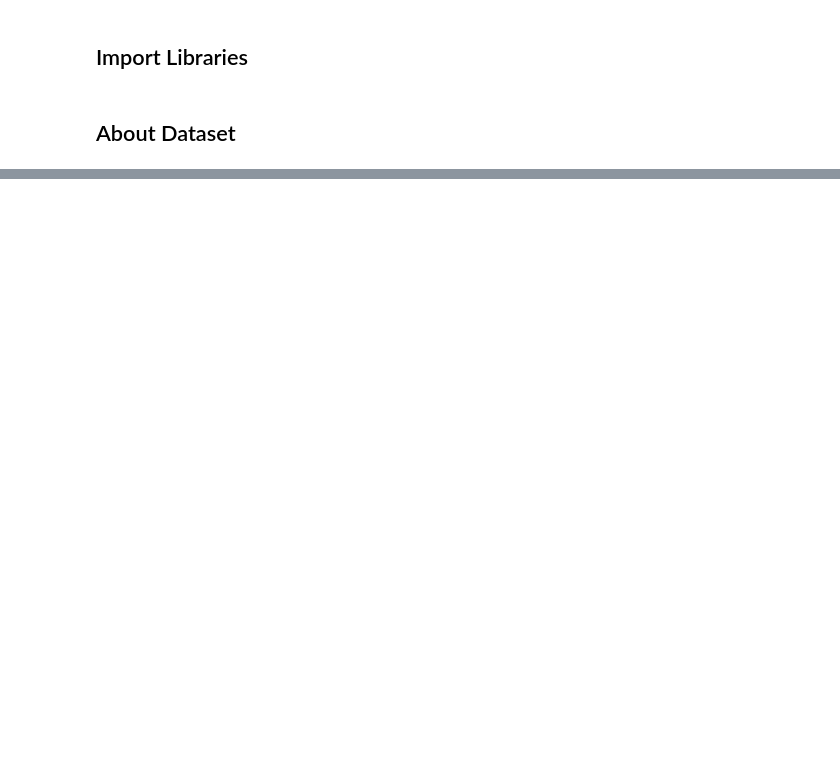
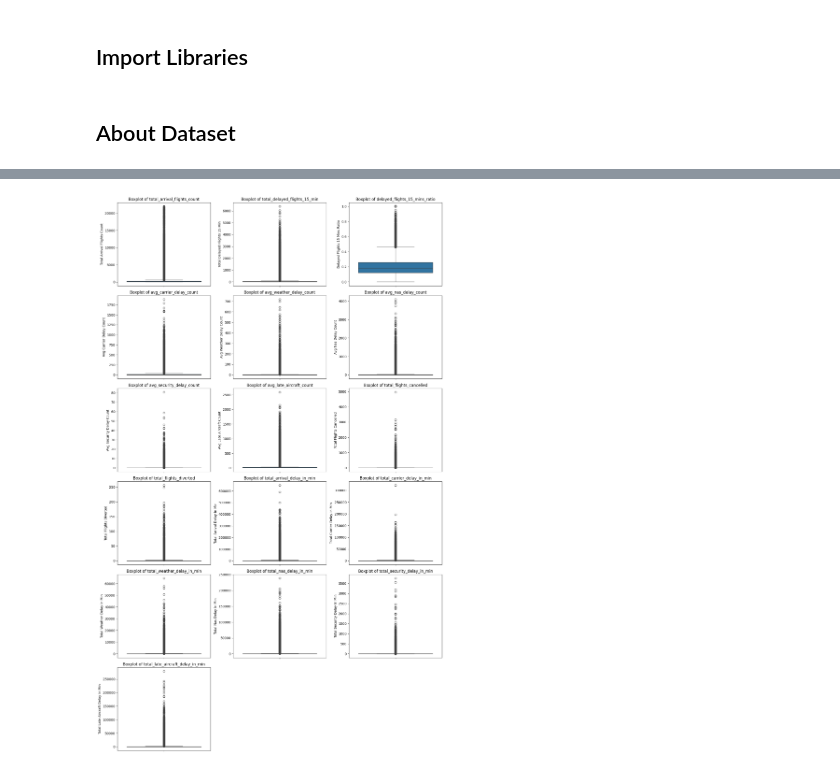
Before and after one commit to GopinathAchuthan/Airline-On-Time-Performance-and-Delay-Prediction, a Jupyter notebook: Airline-On-Time-Performance-and-Delay-Prediction.ipynb, the cells around one changed output, grey strips where cells are left out. Cells and saved outputs as stored; diff of their text form; code cells hidden in the pictures; blank space fills up the shorter version.

```diff
--- a/Airline-On-Time-Performance-and-Delay-Prediction.ipynb
+++ b/Airline-On-Time-Performance-and-Delay-Prediction.ipynb
@@ -92,0 +579,29 @@ url = 'https://raw.githubusercontent.com/GopinathAchuthan/Airline-On-Time-Perfor
+# %%
+'''
+Using a boxplot to check for outliers and distribution spread.
+'''
+
+# Number of rows and columns for the subplot grid
+count_num_features = len(numeric_features)
+cols = 3
+rows = (count_num_features // cols) + (count_num_features % cols > 0)
+
+fig, axes = plt.subplots(rows, cols, figsize=(15, 4 * rows))
+axes = axes.flatten()
+
+# Loop over each feature and plot on the corresponding axis
+for idx, feature in enumerate(numeric_features):
+    ax = axes[idx]
+    sns.boxplot(y=raw_data[feature], ax=ax)
+    ax.set_title(f'Boxplot of {feature}')
+    y_label_name = ' '.join(word.capitalize() for word in feature.split('_'))
+    ax.set_ylabel(y_label_name)
+
+# Hide any unused axes
+for i in range(idx + 1, len(axes)):
+    axes[i].axis('off')
+
+plt.tight_layout()
+plt.show()
+# %% [output]
+[figure, added]
```
Also changed, not shown: parts of 40 cells of this notebook.
